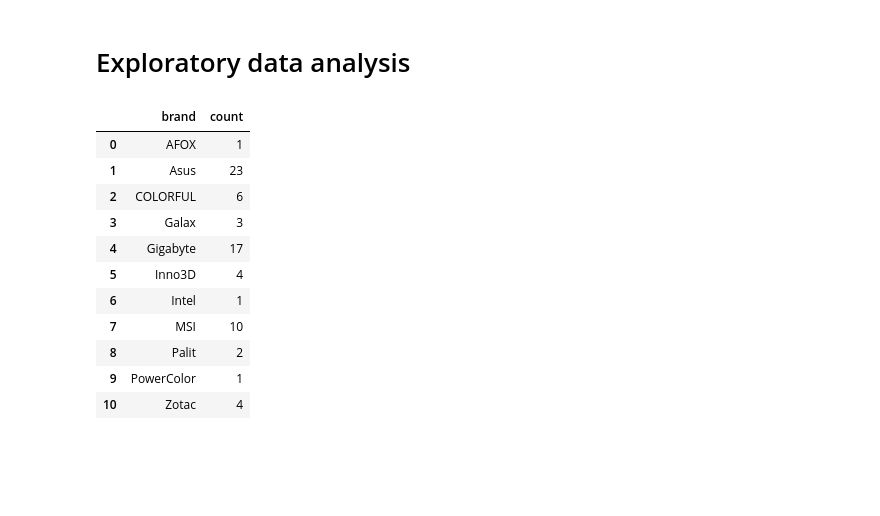
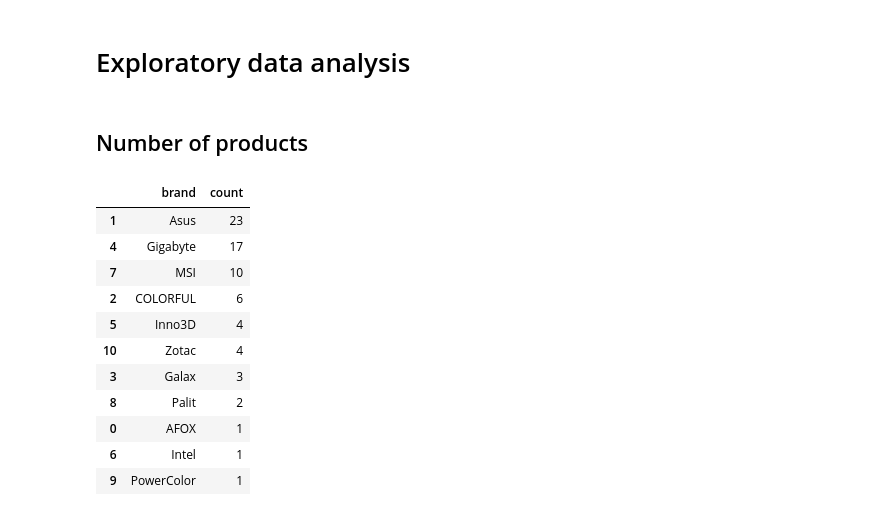
Before and after one commit to dyitsme/gpu_specs_prices_dashboard, a Jupyter notebook: notebooks/gpu-eda.ipynb, the cells around one changed output. Cells and saved outputs as stored; diff of their text form; code cells hidden in the pictures; blank space fills up the shorter version.

```diff
--- a/notebooks/gpu-eda.ipynb
+++ b/notebooks/gpu-eda.ipynb
@@ -6,23 +6,26 @@ import numpy as np
 from matplotlib import pyplot as plt
 # %%
 gpu_df = pd.read_csv('../gpu_specs_prices.csv')
+# %% [markdown]
+## Number of products
 # %%
 brandcount = gpu_df.groupby('brand').size()
 # %%
 brandcount = brandcount.reset_index()
 # %%
 brandcount = brandcount.rename(columns={0: 'count'})
+brandcount = brandcount.sort_values(by='count', ascending=False)
 brandcount
 # %% [output]
 |  | brand | count |
+| 1 | Asus | 23 |
+| 4 | Gigabyte | 17 |
+| 7 | MSI | 10 |
+| 2 | COLORFUL | 6 |
+| 5 | Inno3D | 4 |
+| 10 | Zotac | 4 |
+| 3 | Galax | 3 |
+| 8 | Palit | 2 |
 | 0 | AFOX | 1 |
-| 1 | Asus | 23 |
-| 2 | COLORFUL | 6 |
-| 3 | Galax | 3 |
-| 4 | Gigabyte | 17 |
-| 5 | Inno3D | 4 |
 | 6 | Intel | 1 |
-| 7 | MSI | 10 |
-| 8 | Palit | 2 |
 | 9 | PowerColor | 1 |
-| 10 | Zotac | 4 |
```
Also changed, not shown: parts of 22 cells of this notebook, 3 other files.
